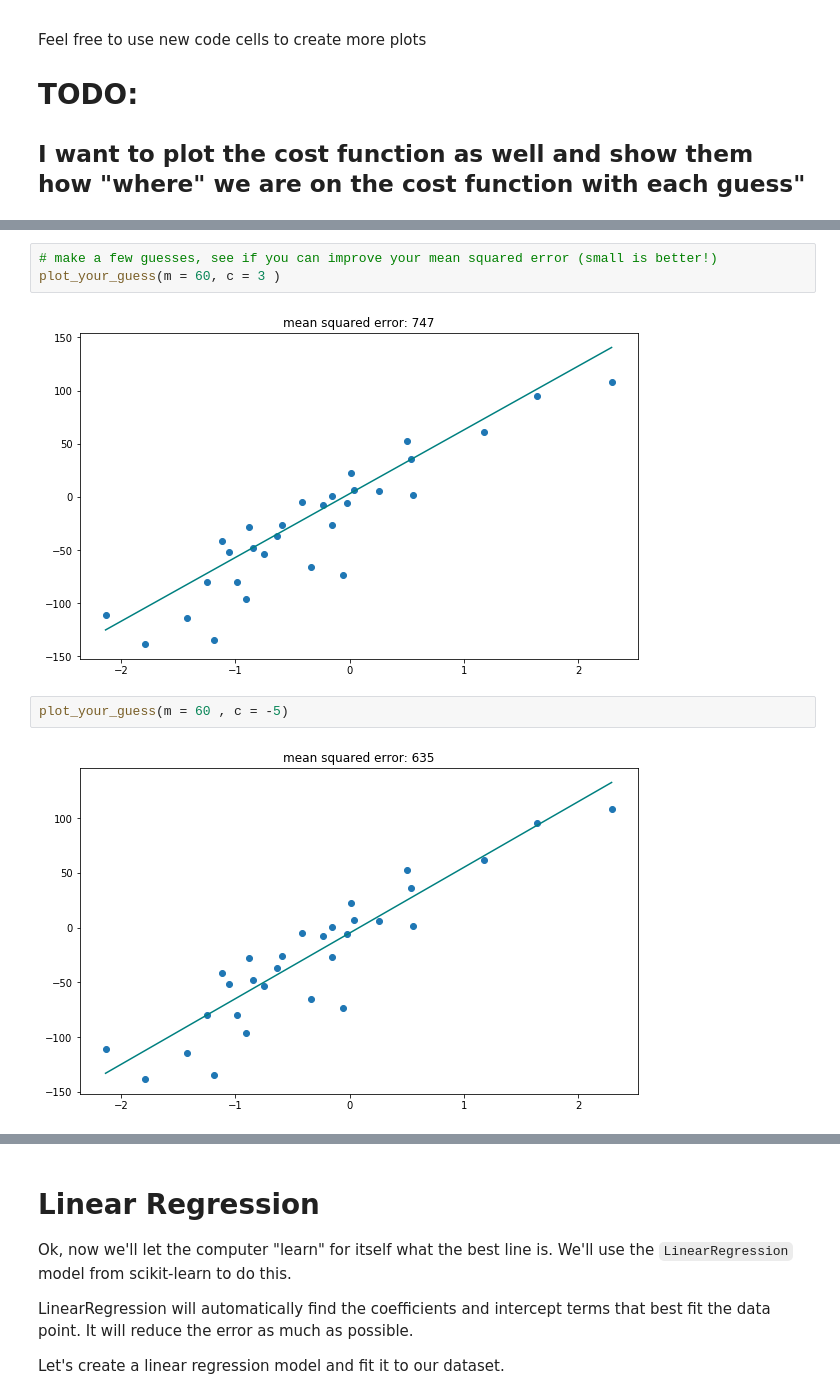
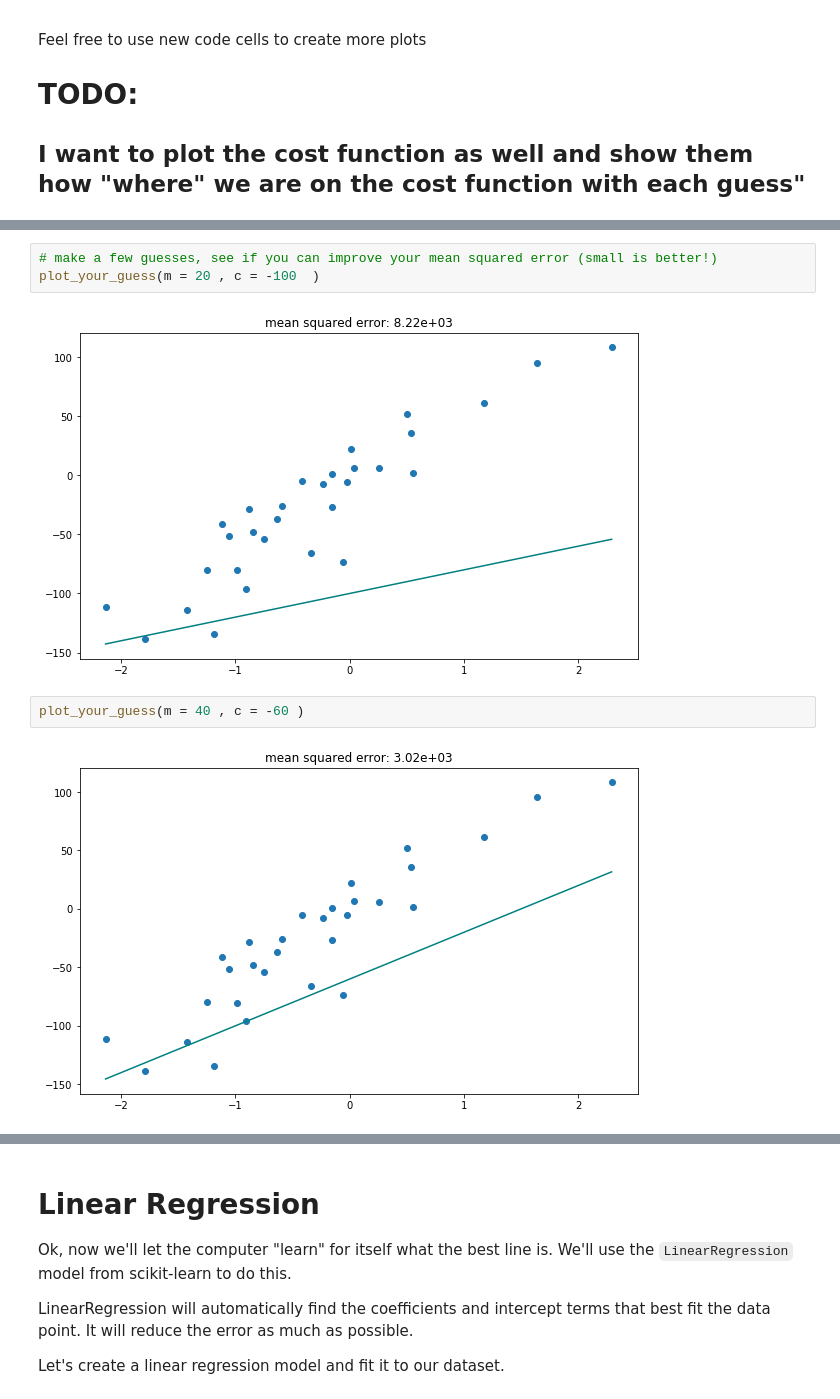
Before and after one commit to CodingNomads/data-science-machine-learning, a Jupyter notebook: notebooks/1_linear_regression.ipynb, the cells around one changed output, grey strips where cells are left out. Saved outputs shown, nothing was run; the diff lists cells and outputs as text.

```diff
--- a/notebooks/1_linear_regression.ipynb
+++ b/notebooks/1_linear_regression.ipynb
@@ -53,10 +53,10 @@ plot_your_guess(m = 5 , c = 3)
 # %%
 # make a few guesses, see if you can improve your mean squared error (small is better!)
-plot_your_guess(m = 60, c = 3 )
+plot_your_guess(m = 20 , c = -100  )
 # %% [output]
-[figure, old version]
+[figure, new version]
 # %%
-plot_your_guess(m = 60 , c = -5)
+plot_your_guess(m = 40 , c = -60 )
 # %% [output]
-[figure, old version]
+[figure, new version]
 # %%
```
Also changed, not shown: parts of 12 cells of this notebook, 1 other file.
